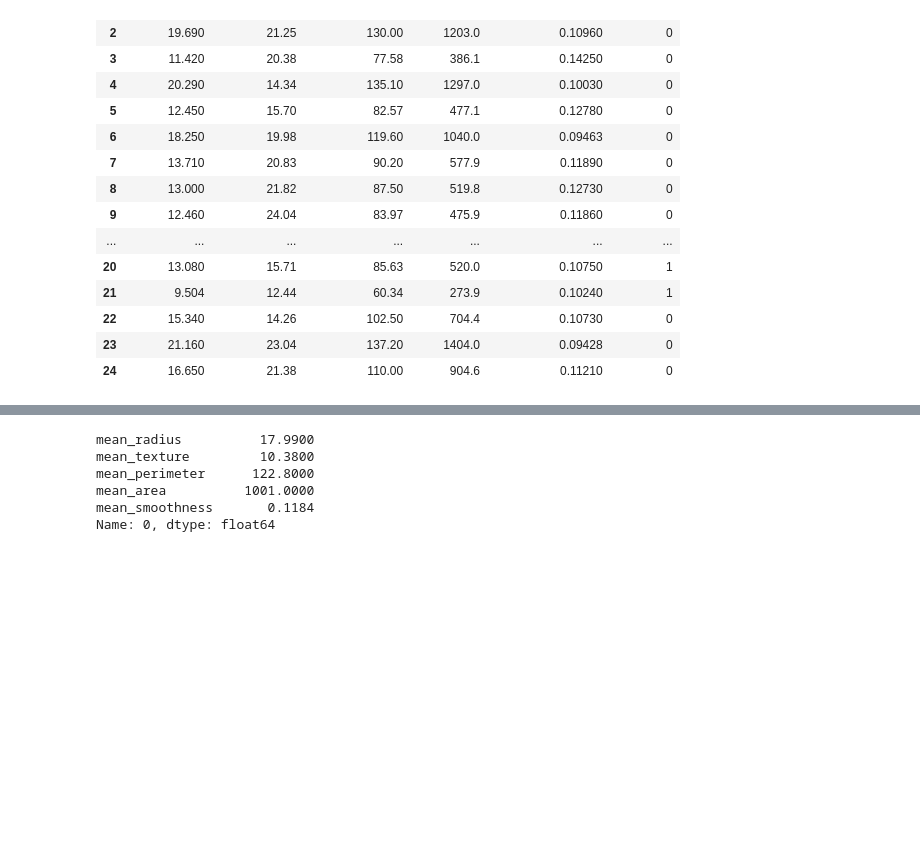
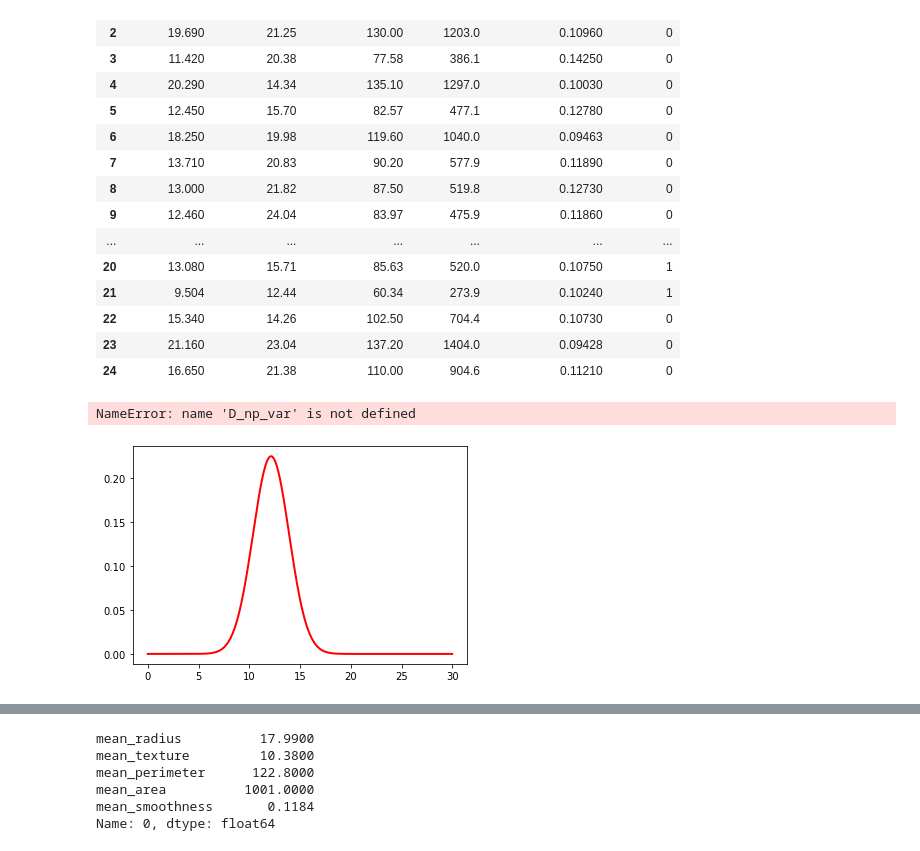
Before and after one commit to garfield-gray/Naive_Bayes, a Jupyter notebook: main.ipynb, the cells around one changed output, grey strips where cells are left out. Cells and saved outputs as stored; diff of their text form; code cells hidden in the pictures; blank space fills up the shorter version.

Commit message:
plotting Distros

```diff
--- a/main.ipynb
+++ b/main.ipynb
@@ -39,3 +64,23 @@ d.head(25)
+# %%
+D_yes_var = np.var(D_yes, axis=0)
+# %%
+D_no_mean = np.mean(D_no, axis=0)
+# %%
+D_no_var = np.var(D_no, axis=0)
+# %%
+#getting ready to plot
+X = np.arange(0, 30, 0.01)
+# %%
+#for mean_radius
+plt.plot(X, 1/(np.sqrt(2 * np.pi*D_yes_var[0])) * np.exp( - (X - D_yes_mean[0])**2 / (2 * D_yes_var[0]) ),
+        linewidth=2, color='r')
+plt.plot(X, 1/(np.sqrt(2 * np.pi*D_no_var[0])) * np.exp( - (X - D_no_mean[0])**2 / (2 * D_np_var[0]) ),
+        linewidth=2, color='g')
+
+plt.show()
+# %% [output]
+NameError: name 'D_np_var' is not defined
+[figure, added]
 # %%
 xp = d.iloc[:,0:5]
 yp = d.iloc[:,5]
```
Also changed, not shown: parts of 8 cells of this notebook.
